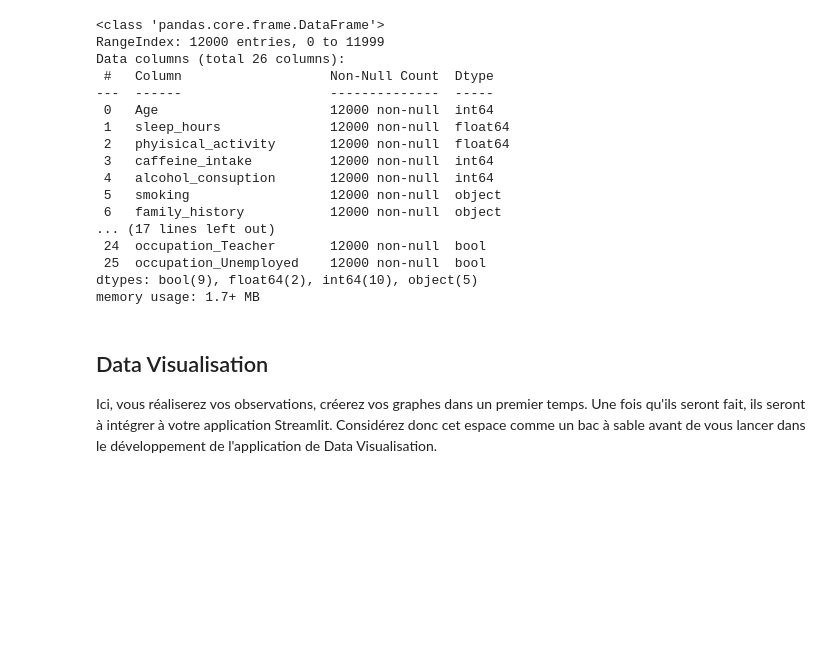
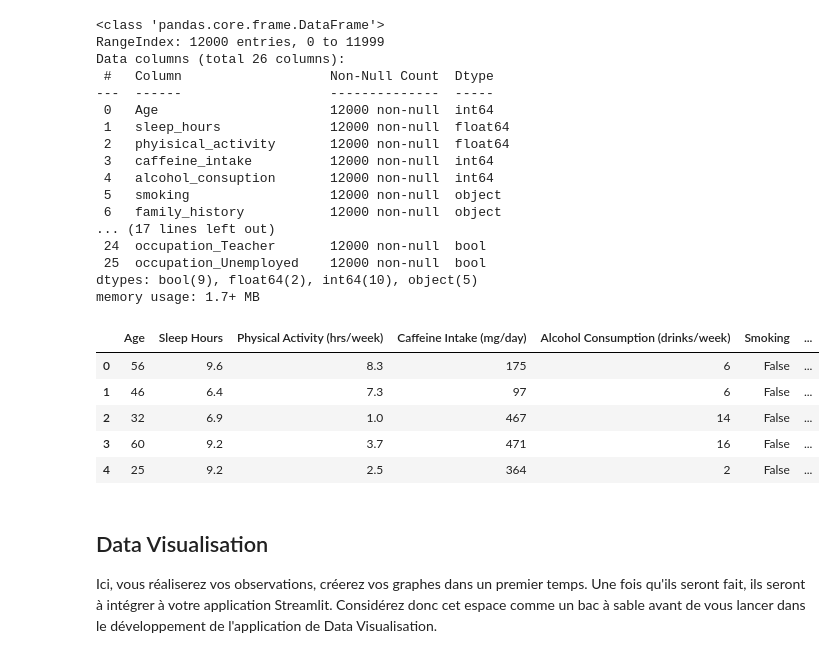
Before and after one commit to Raffiskender/pfr, a Jupyter notebook: first_steps.ipynb, the cells around one changed output. Saved outputs shown, nothing was run; the diff lists cells and outputs as text; code cells hidden in the pictures; blank space fills up the shorter version.

```diff
--- a/first_steps.ipynb
+++ b/first_steps.ipynb
@@ -119,4 +119,21 @@ Data columns (total 26 columns):
  25  occupation_Unemployed    12000 non-null  bool
 dtypes: bool(9), float64(2), int64(10), object(5)
 memory usage: 1.7+ MB
+# %%
+# df['Smoking'] = df['Smoking'].map({'Yes': True, 'No': False})
+df['Family History of Anxiety'] = df['Family History of Anxiety'].map({'Yes': True, 'No': False})
+df['Medication'] = df['Medication'].map({'Yes': True, 'No': False})
+df['Dizziness'] = df['Dizziness'].map({'Yes': True, 'No': False})
+df['Recent Major Life Event'] = df['Recent Major Life Event'].map({'Yes': True, 'No': False})
+# %%
+df = df.drop(columns=['ID', 'Gender', 'Occupation'])
+# %%
+df.head()
+# %% [output]
+|  | Age | Sleep Hours | Physical Activity (hrs/week) | Caffeine Intake (mg/day) | Alcohol Consumption (drinks/week) | Smoking | ... |
+| 0 | 56 | 9.6 | 8.3 | 175 | 6 | False | ... |
+| 1 | 46 | 6.4 | 7.3 | 97 | 6 | False | ... |
+| 2 | 32 | 6.9 | 1.0 | 467 | 14 | False | ... |
+| 3 | 60 | 9.2 | 3.7 | 471 | 16 | False | ... |
+| 4 | 25 | 9.2 | 2.5 | 364 | 2 | False | ... |
 # %%
```
Also changed, not shown: parts of 1 cell of this notebook, 3 other files.
